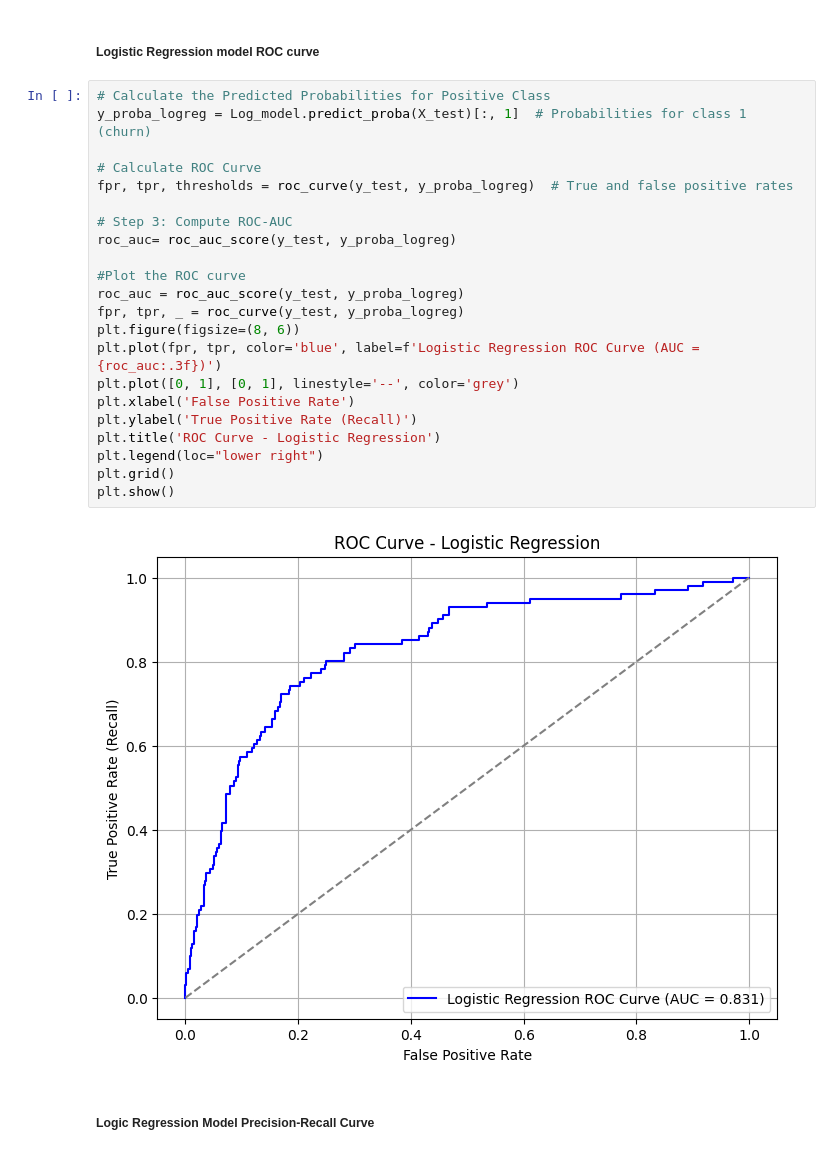
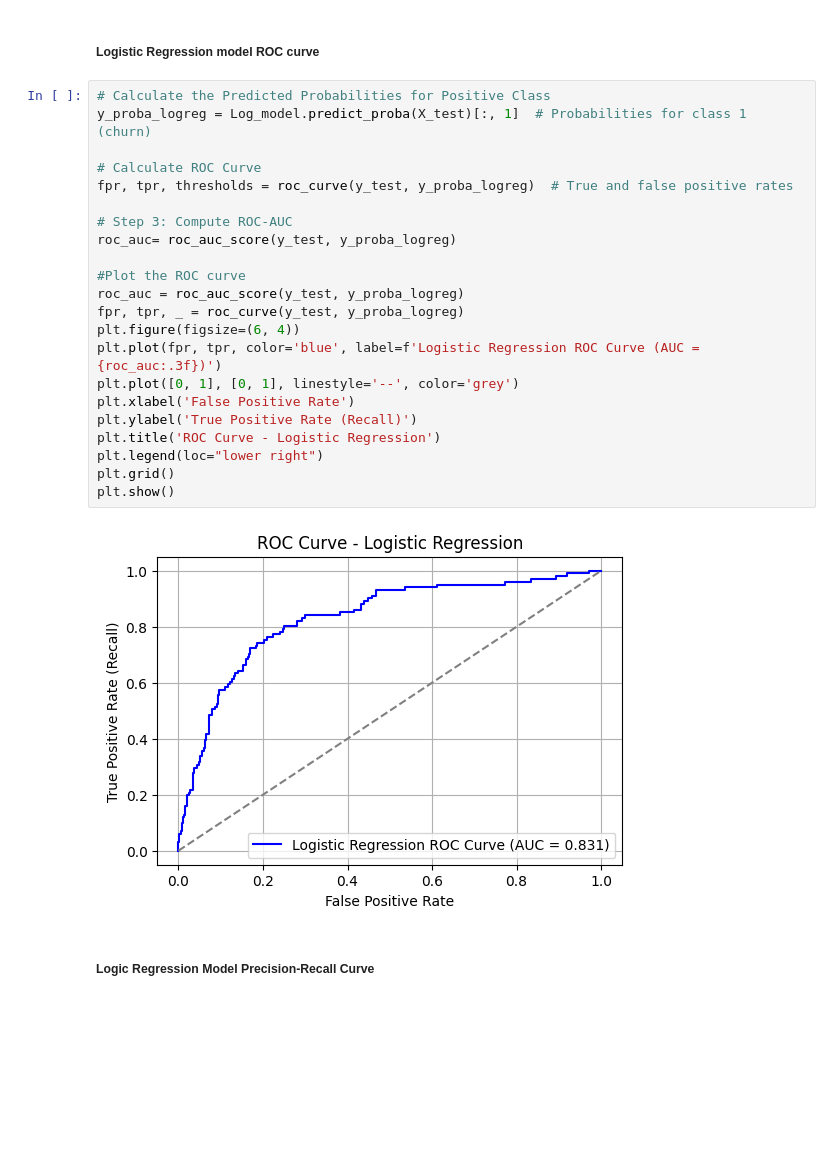
Before and after one commit to charlesot/DSF-PT08P3-Phase-3-project-, a Jupyter notebook: index.ipynb, the cells around one changed output. Saved outputs shown, nothing was run; the diff lists cells and outputs as text; blank space fills up the shorter version.

```diff
--- a/index.ipynb
+++ b/index.ipynb
@@ -684,27 +685,27 @@ plt.show()
 # %%
 # Calculate the Predicted Probabilities for Positive Class
 y_proba_logreg = Log_model.predict_proba(X_test)[:, 1]  # Probabilities for class 1 (churn)
 
 # Calculate ROC Curve
 fpr, tpr, thresholds = roc_curve(y_test, y_proba_logreg)  # True and false positive rates
 
 # Step 3: Compute ROC-AUC
 roc_auc= roc_auc_score(y_test, y_proba_logreg)
 
 #Plot the ROC curve
 roc_auc = roc_auc_score(y_test, y_proba_logreg)
 fpr, tpr, _ = roc_curve(y_test, y_proba_logreg)
-plt.figure(figsize=(8, 6))
+plt.figure(figsize=(6, 4))
 plt.plot(fpr, tpr, color='blue', label=f'Logistic Regression ROC Curve (AUC = {roc_auc:.3f})')
 plt.plot([0, 1], [0, 1], linestyle='--', color='grey')
 plt.xlabel('False Positive Rate')
 plt.ylabel('True Positive Rate (Recall)')
 plt.title('ROC Curve - Logistic Regression')
 plt.legend(loc="lower right")
 plt.grid()
 plt.show()
 # %% [output]
-[figure, old version]
+[figure, new version]
 # %% [markdown]
 ##### Logic Regression Model Precision-Recall Curve
 # %%
```
Also changed, not shown: parts of 16 cells of this notebook.
